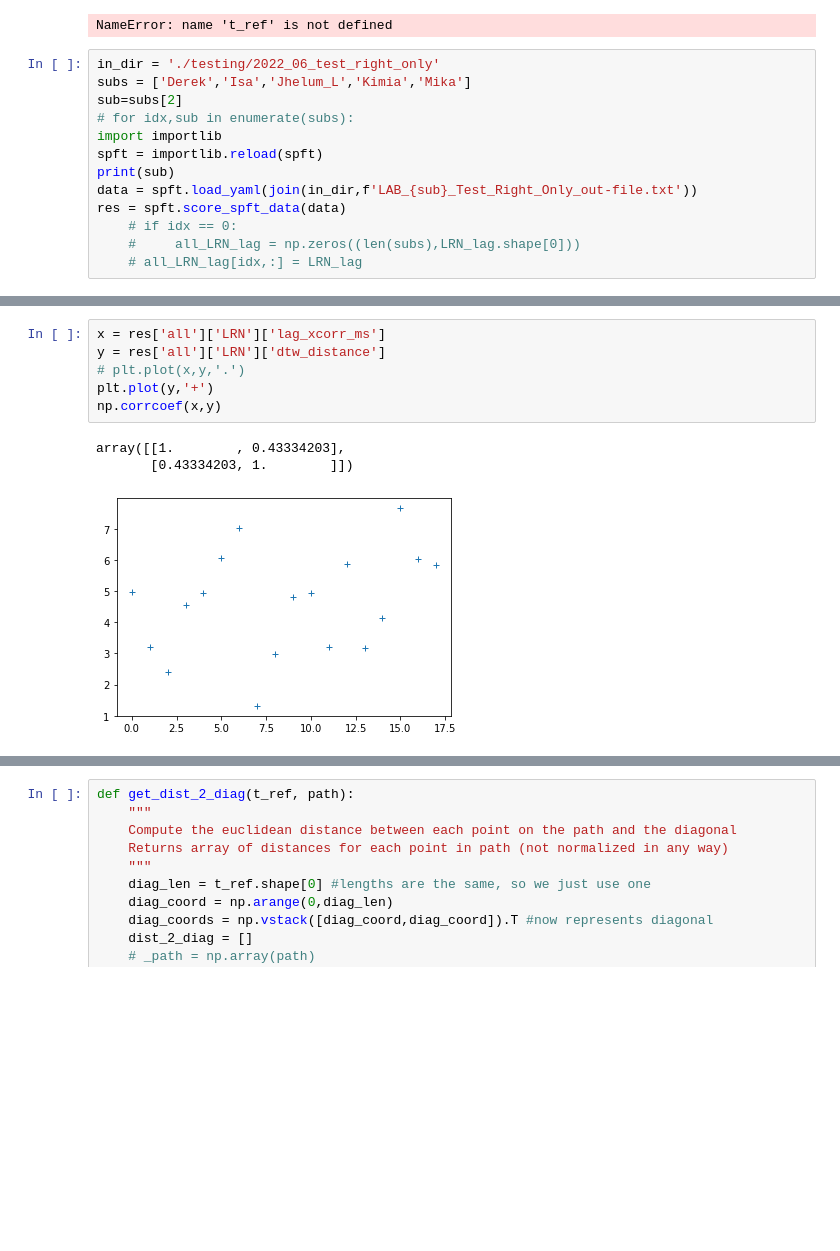
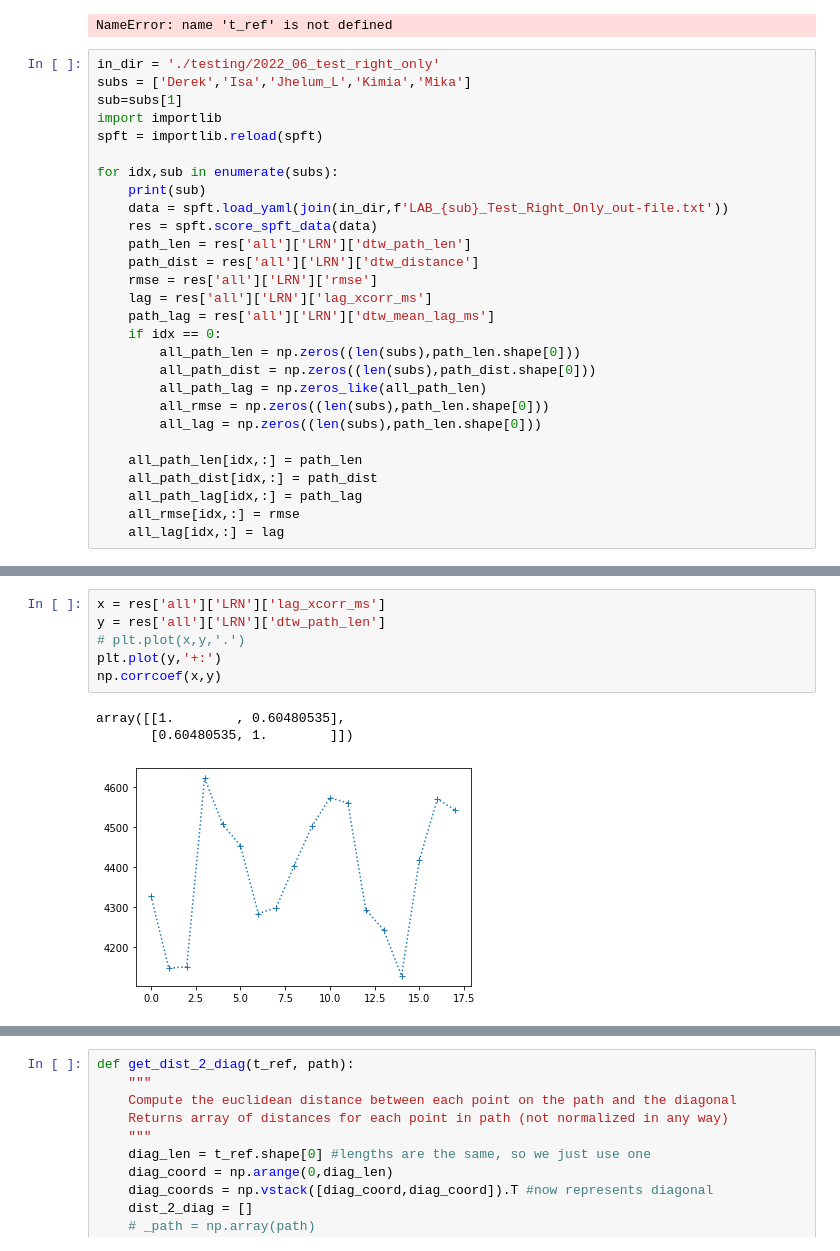
Before and after one commit to neuralabc/spft-java, a Jupyter notebook: spft/2022_09_DTW_test.ipynb, the cells around one changed output, grey strips where cells are left out. Drawn from its saved outputs; the diff is of its cells as text; blank space fills up the shorter version.

```diff
--- a/spft/2022_09_DTW_test.ipynb
+++ b/spft/2022_09_DTW_test.ipynb
@@ -132,14 +132,29 @@ NameError: name 't_ref' is not defined
 # %%
 in_dir = './testing/2022_06_test_right_only'
 subs = ['Derek','Isa','Jhelum_L','Kimia','Mika']
-sub=subs[2]
-# for idx,sub in enumerate(subs):
+sub=subs[1]
 import importlib
 spft = importlib.reload(spft)
-print(sub)
-data = spft.load_yaml(join(in_dir,f'LAB_{sub}_Test_Right_Only_out-file.txt'))
-res = spft.score_spft_data(data)
-    # if idx == 0:
-    #     all_LRN_lag = np.zeros((len(subs),LRN_lag.shape[0]))
-    # all_LRN_lag[idx,:] = LRN_lag
+
+for idx,sub in enumerate(subs):
+    print(sub)
+    data = spft.load_yaml(join(in_dir,f'LAB_{sub}_Test_Right_Only_out-file.txt'))
+    res = spft.score_spft_data(data)
+    path_len = res['all']['LRN']['dtw_path_len']
+    path_dist = res['all']['LRN']['dtw_distance']
+    rmse = res['all']['LRN']['rmse']
+    lag = res['all']['LRN']['lag_xcorr_ms']
+    path_lag = res['all']['LRN']['dtw_mean_lag_ms']
+    if idx == 0:
+        all_path_len = np.zeros((len(subs),path_len.shape[0]))
+        all_path_dist = np.zeros((len(subs),path_dist.shape[0]))
+        all_path_lag = np.zeros_like(all_path_len)
+        all_rmse = np.zeros((len(subs),path_len.shape[0]))
+        all_lag = np.zeros((len(subs),path_len.shape[0]))
+
+    all_path_len[idx,:] = path_len
+    all_path_dist[idx,:] = path_dist
+    all_path_lag[idx,:] = path_lag
+    all_rmse[idx,:] = rmse
+    all_lag[idx,:] = lag
 # %% [output]
@@ -147,10 +189,10 @@ Jhelum_L
 # %%
 x = res['all']['LRN']['lag_xcorr_ms']
-y = res['all']['LRN']['dtw_distance']
+y = res['all']['LRN']['dtw_path_len']
 # plt.plot(x,y,'.')
-plt.plot(y,'+')
+plt.plot(y,'+:')
 np.corrcoef(x,y)
 # %% [output]
-array([[1.        , 0.43334203],
-       [0.43334203, 1.        ]])
+array([[1.        , 0.60480535],
+       [0.60480535, 1.        ]])
-[figure, old version]
+[figure, new version]
```
Also changed, not shown: parts of 3 cells of this notebook, 2 other files.
